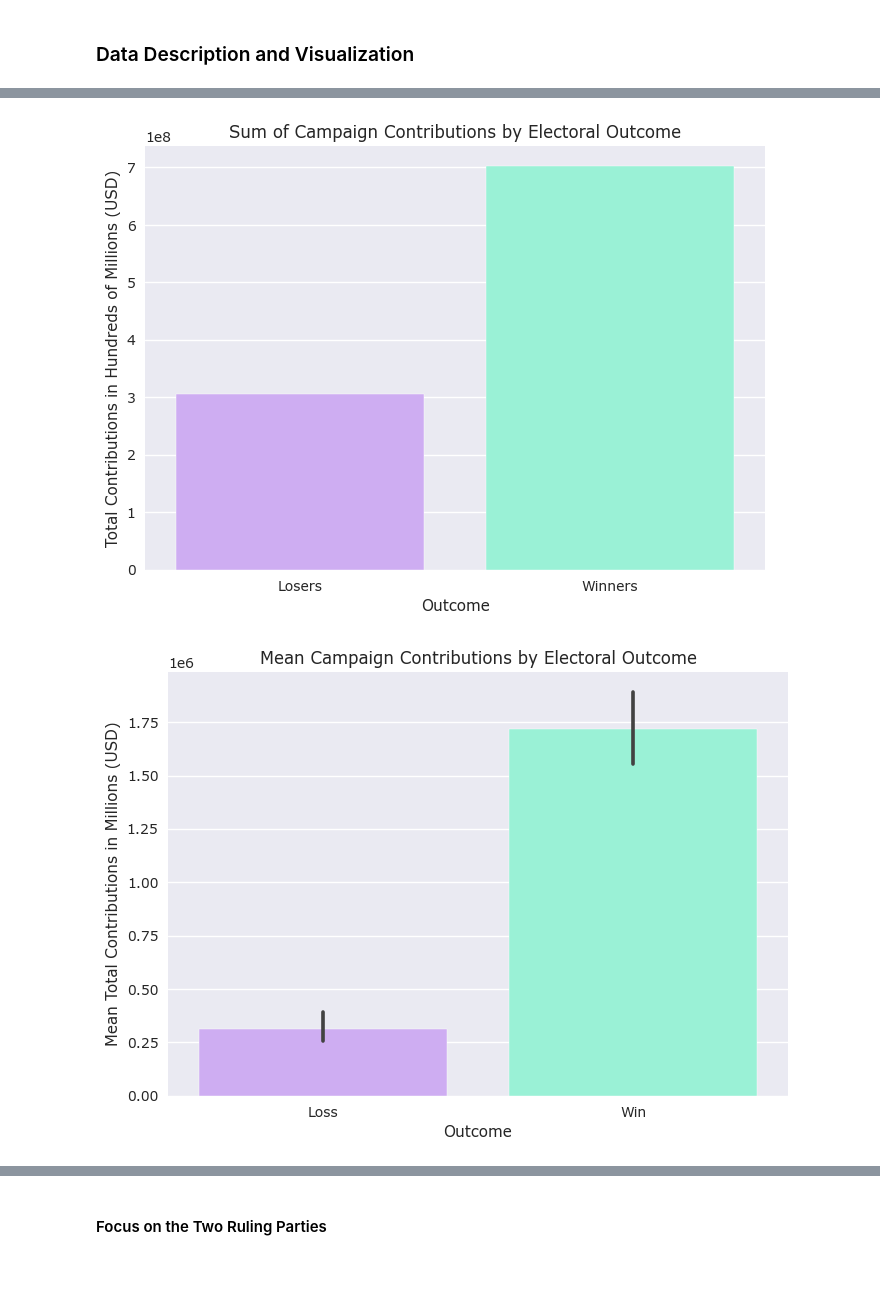
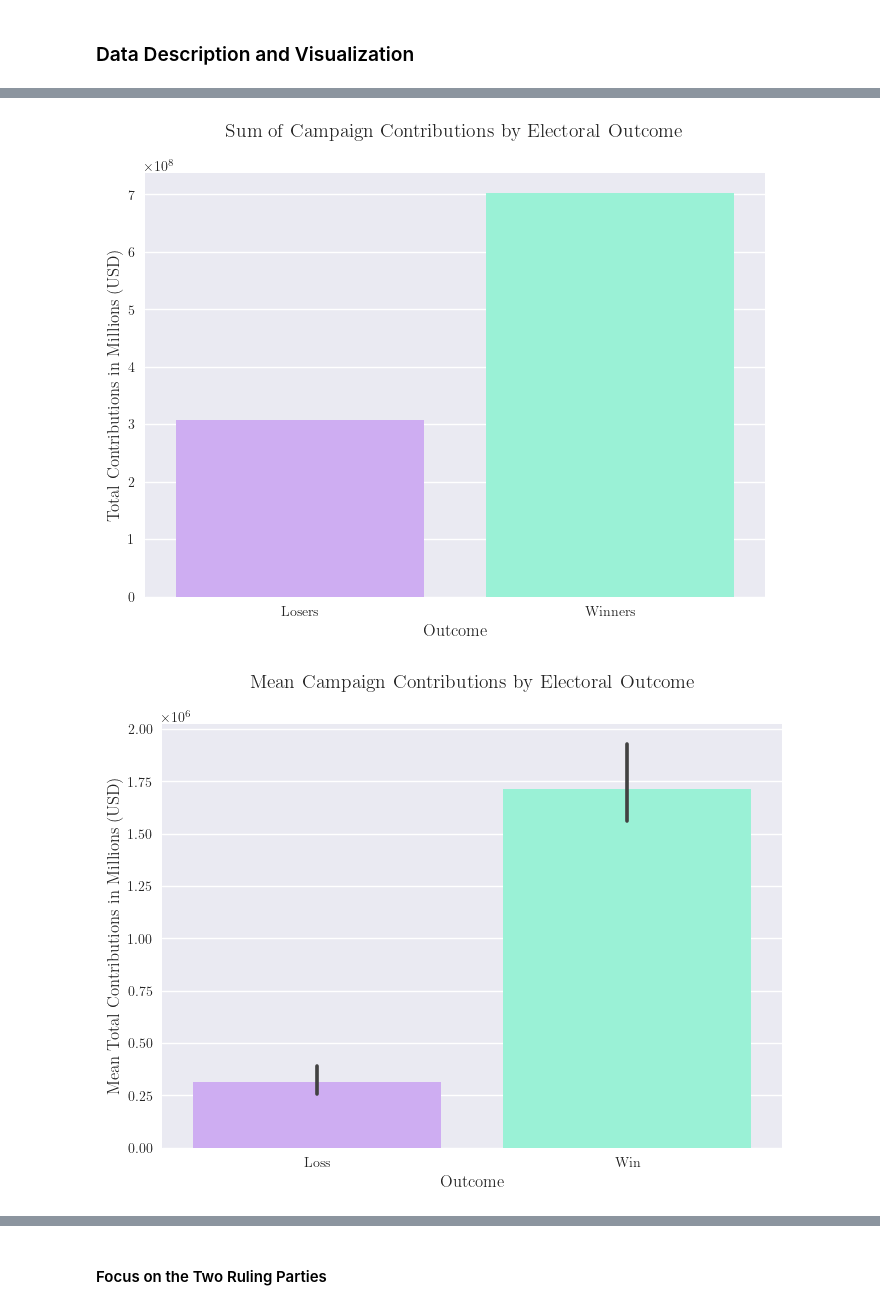
Before and after one commit to neophyte577/campaign-finance-analysis-house-2016, a Jupyter notebook: analysis/primary-analysis-larger-dataset/house_campaign_finance_analysis_2016.ipynb, the cells around one changed output, grey strips where cells are left out. Saved outputs shown, nothing was run; the diff lists cells and outputs as text; code cells hidden in the pictures; blank space fills up the shorter version.

```diff
--- a/analysis/primary-analysis-larger-dataset/house_campaign_finance_analysis_2016.ipynb
+++ b/analysis/primary-analysis-larger-dataset/house_campaign_finance_analysis_2016.ipynb
@@ -5,11 +5,16 @@ from warnings import simplefilter
 simplefilter(action='ignore')
 import numpy as np
 import pandas as pd
-import matplotlib.pyplot as plt
 import scipy.stats as stats
 import statsmodels.api as sm
+import matplotlib.pyplot as plt
 import seaborn as sns
 plt.style.use('seaborn-v0_8')
+plt.rcParams['text.usetex'] = True
+plt.rcParams['font.family'] = 'serif'
+plt.rcParams['font.serif'] = ['Computer Modern']
+plt.rcParams['font.size'] = 12
+import scienceplots
 from sklearn.metrics import *
 import sys
 sys.path.append('../../scripts')
@@ -478,27 +502,27 @@ plt.show()
 # %%
 tot_rec_by_outcome = [house[house['winner']==0]['tot_rec'].sum(), house[house['winner']==1]['tot_rec'].sum()]
 
 sns.barplot(x=[0,1], y=tot_rec_by_outcome, palette=['#cea2fd','#8cffdb'])
 
-plt.title('Sum of Campaign Contributions by Electoral Outcome')
-plt.xlabel('Outcome')
-plt.ylabel('Total Contributions in Hundreds of Millions (USD)')
+plt.title('Sum of Campaign Contributions by Electoral Outcome', fontsize=14, pad=26)
+plt.xlabel('Outcome', fontsize=12)
+plt.ylabel('Total Contributions in Millions (USD)', fontsize=12)
 plt.xticks(ticks=[0,1], labels=['Losers','Winners'])
 plt.savefig('../../results/larger-dataset/figures/barplot_of_sum_of_campaign_contributions_by_electoral_outcome.png')
 plt.show()
 # %% [output]
-[figure, old version]
+[figure, new version]
 # %%
 sns.barplot(data=house, x='winner', y='tot_rec', palette=['#cea2fd','#8cffdb'], errorbar=('ci',99))
 
-plt.title('Mean Campaign Contributions by Electoral Outcome')
-plt.xlabel('Outcome')
-plt.ylabel('Mean Total Contributions in Millions (USD)')
+plt.title('Mean Campaign Contributions by Electoral Outcome', fontsize=14, pad=26)
+plt.xlabel('Outcome', fontsize=12)
+plt.ylabel('Mean Total Contributions in Millions (USD)', fontsize=12)
 plt.xticks(ticks=[0,1], labels=['Loss','Win'])
 plt.savefig('../../results/larger-dataset/figures/barplot_of_mean_campaign_contributions_by_electoral_outcome.png')
 plt.show()
 # %% [output]
-[figure, old version]
+[figure, new version]
 # %%
 med_rec_by_outcome = [house[house['winner']==0]['tot_rec'].median(), house[house['winner']==1]['tot_rec'].median()]
 
```
Also changed, not shown: parts of 45 cells of this notebook, 28 other files.
